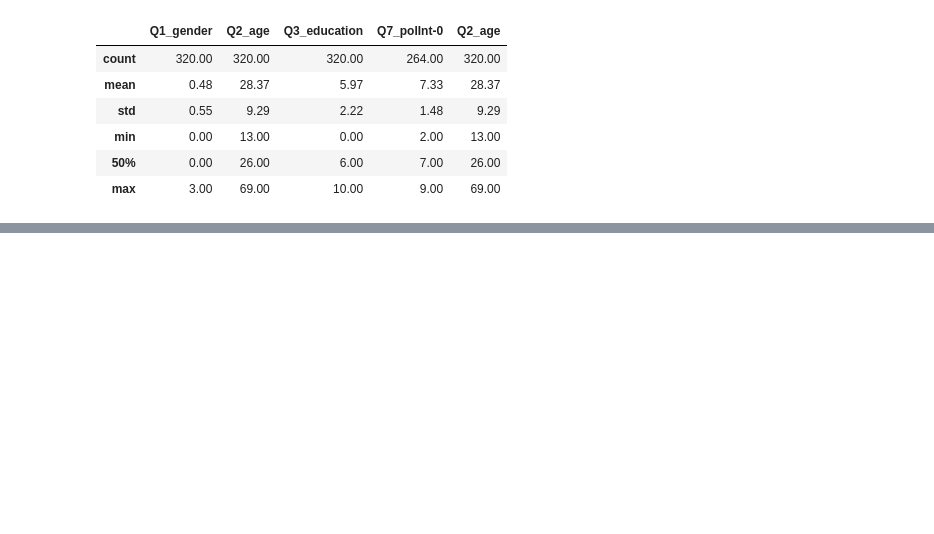
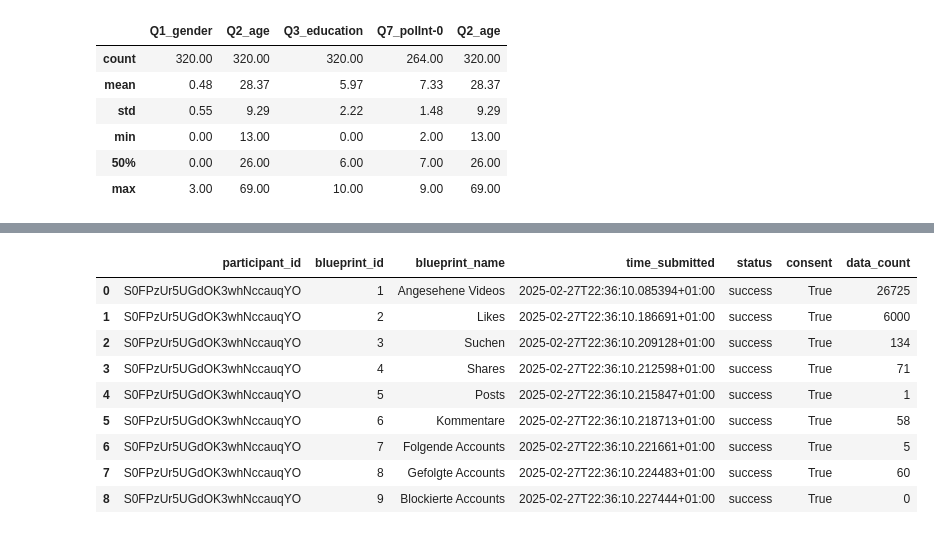
Before and after one commit to Nico-AP/dein-feed-deine-wahl-analysis, a Jupyter notebook: sandbox.ipynb, the cells around one changed output, grey strips where cells are left out. Cells and saved outputs as stored; diff of their text form; code cells hidden in the pictures; blank space fills up the shorter version.

Commit message:
integrate process to csv function

```diff
--- a/check_usable.ipynb
+++ b/sandbox.ipynb
@@ -156,0 +159,9 @@ pd.concat([
+# %%
+import json
+# Extract participant ID from filename
+filename = os.path.basename("./data/donations/S0FPzUr5UGdOK3whNccauqYO.json")
+participant_id = filename.split('.')[0]
+
+# Read the JSON file
+with open("./data/donations/S0FPzUr5UGdOK3whNccauqYO.json", 'r', encoding='utf-8') as json_file:
+    json_raw = json.load(json_file)
@@ -156,0 +215,39 @@ pd.concat([
+# %%
+# Create a list to store blueprint data
+blueprint_rows = []
+
+# Process each blueprint
+for blueprint_id, blueprint_data in data['blueprints'].items():
+    blueprint_name = blueprint_data['blueprint_name']
+
+    # Get donation data
+    donation = blueprint_data['donations'][0]  # Assuming there's only one donation per blueprint
+
+    # Create a row for this blueprint
+    row = {
+        'participant_id': participant_id,
+        'blueprint_id': blueprint_id,
+        'blueprint_name': blueprint_name,
+        'time_submitted': donation['time_submitted'],
+        'status': donation['status'],
+        'consent': donation['consent'],
+        'data_count': len(donation['data']) if 'data' in donation else 0
+    }
+
+    blueprint_rows.append(row)
+
+# Create DataFrame
+df_blueprints = pd.DataFrame(blueprint_rows)
+# %%
+df_blueprints
+# %% [output]
+|  | participant_id | blueprint_id | blueprint_name | time_submitted | status | consent | data_count |
+| 0 | S0FPzUr5UGdOK3whNccauqYO | 1 | Angesehene Videos | 2025-02-27T22:36:10.085394+01:00 | success | True | 26725 |
+| 1 | S0FPzUr5UGdOK3whNccauqYO | 2 | Likes | 2025-02-27T22:36:10.186691+01:00 | success | True | 6000 |
+| 2 | S0FPzUr5UGdOK3whNccauqYO | 3 | Suchen | 2025-02-27T22:36:10.209128+01:00 | success | True | 134 |
+| 3 | S0FPzUr5UGdOK3whNccauqYO | 4 | Shares | 2025-02-27T22:36:10.212598+01:00 | success | True | 71 |
+| 4 | S0FPzUr5UGdOK3whNccauqYO | 5 | Posts | 2025-02-27T22:36:10.215847+01:00 | success | True | 1 |
+| 5 | S0FPzUr5UGdOK3whNccauqYO | 6 | Kommentare | 2025-02-27T22:36:10.218713+01:00 | success | True | 58 |
+| 6 | S0FPzUr5UGdOK3whNccauqYO | 7 | Folgende Accounts | 2025-02-27T22:36:10.221661+01:00 | success | True | 5 |
+| 7 | S0FPzUr5UGdOK3whNccauqYO | 8 | Gefolgte Accounts | 2025-02-27T22:36:10.224483+01:00 | success | True | 60 |
+| 8 | S0FPzUr5UGdOK3whNccauqYO | 9 | Blockierte Accounts | 2025-02-27T22:36:10.227444+01:00 | success | True | 0 |
```
Also changed, not shown: parts of 5 cells of this notebook, 5 other files.
